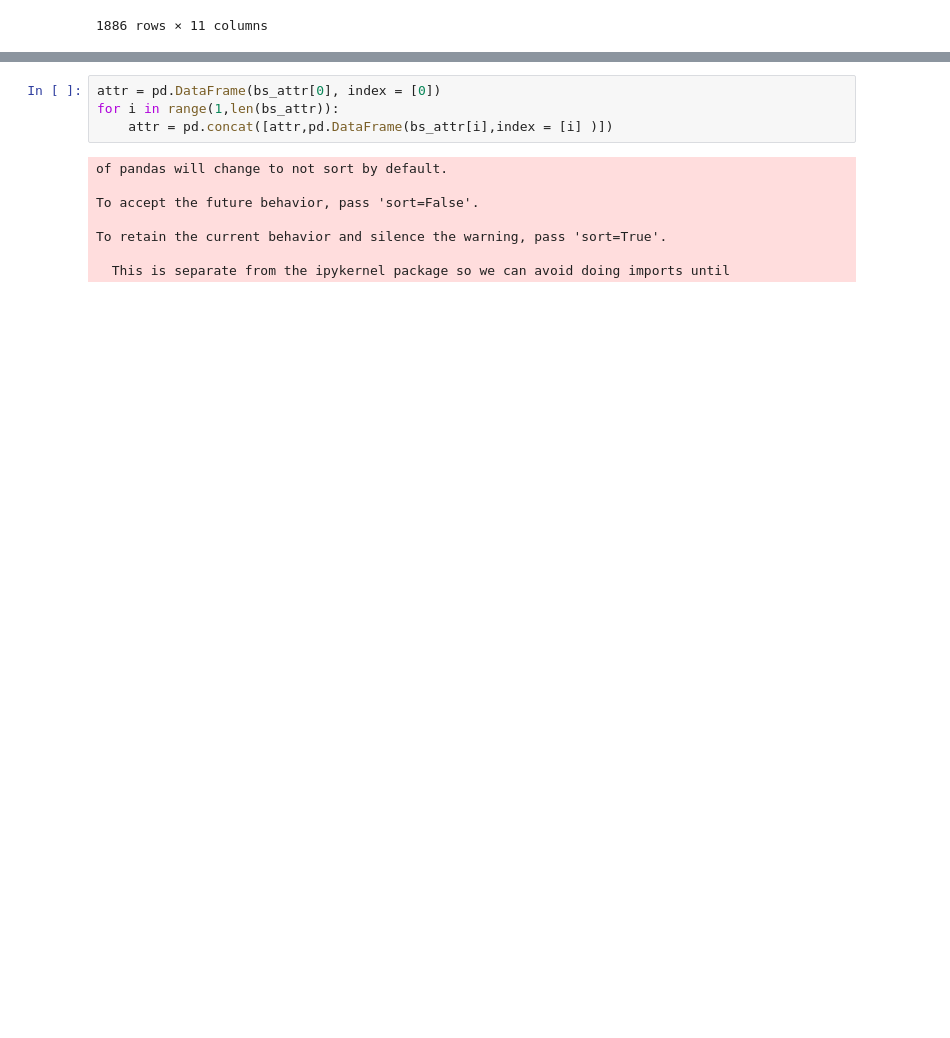
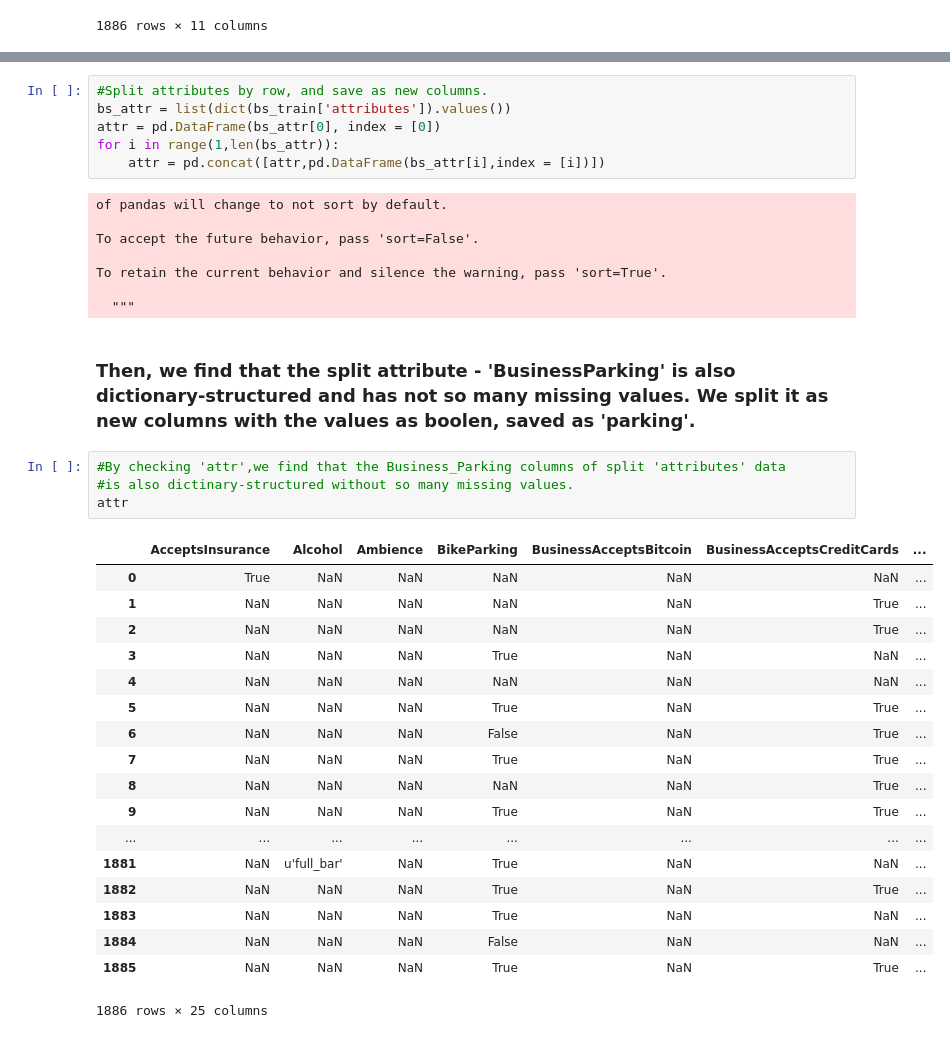
Before and after one commit to YunhuiQi/Stat628-Module2, a Jupyter notebook: DataMerge/attributes_split.ipynb, the cells around one changed output, grey strips where cells are left out. Saved outputs shown, nothing was run; the diff lists cells and outputs as text; blank space fills up the shorter version.

Commit message:
generate bs_train_attr and review_train
generate bs_train_attr and review_train

```diff
--- a/DataMerge/attributes_split.ipynb
+++ b/DataMerge/attributes_split.ipynb
@@ -99,7 +90,9 @@ bs_attr = list(dict(bs_train['attributes']).values())
 # %%
+#Split attributes by row, and save as new columns.
+bs_attr = list(dict(bs_train['attributes']).values())
 attr = pd.DataFrame(bs_attr[0], index = [0])
 for i in range(1,len(bs_attr)):
-    attr = pd.concat([attr,pd.DataFrame(bs_attr[i],index = [i] )])
+    attr = pd.concat([attr,pd.DataFrame(bs_attr[i],index = [i])])
 # %% [output]
 of pandas will change to not sort by default.
 
@@ -107,5 +100,30 @@ To accept the future behavior, pass 'sort=False'.
 
 To retain the current behavior and silence the warning, pass 'sort=True'.
 
-  This is separate from the ipykernel package so we can avoid doing imports until
+  """
+# %% [markdown]
+### Then, we find that the split attribute - 'BusinessParking' is also dictionary-structured and has not so many missing values. We split it as new columns with the values as boolen, saved as 'parking'.
+# %%
+#By checking 'attr',we find that the Business_Parking columns of split 'attributes' data
+#is also dictinary-structured without so many missing values.
+attr
+# %% [output]
+|  | AcceptsInsurance | Alcohol | Ambience | BikeParking | BusinessAcceptsBitcoin | BusinessAcceptsCreditCards | ... |
+| 0 | True | NaN | NaN | NaN | NaN | NaN | ... |
+| 1 | NaN | NaN | NaN | NaN | NaN | True | ... |
+| 2 | NaN | NaN | NaN | NaN | NaN | True | ... |
+| 3 | NaN | NaN | NaN | True | NaN | NaN | ... |
+| 4 | NaN | NaN | NaN | NaN | NaN | NaN | ... |
+| 5 | NaN | NaN | NaN | True | NaN | True | ... |
+| 6 | NaN | NaN | NaN | False | NaN | True | ... |
+| 7 | NaN | NaN | NaN | True | NaN | True | ... |
+| 8 | NaN | NaN | NaN | NaN | NaN | True | ... |
+| 9 | NaN | NaN | NaN | True | NaN | True | ... |
+| ... | ... | ... | ... | ... | ... | ... | ... |
+| 1881 | NaN | u'full_bar' | NaN | True | NaN | NaN | ... |
+| 1882 | NaN | NaN | NaN | True | NaN | True | ... |
+| 1883 | NaN | NaN | NaN | True | NaN | NaN | ... |
+| 1884 | NaN | NaN | NaN | False | NaN | NaN | ... |
+| 1885 | NaN | NaN | NaN | True | NaN | True | ... |
+1886 rows × 25 columns
 # %%
```
Also changed, not shown: parts of 22 cells of this notebook.
